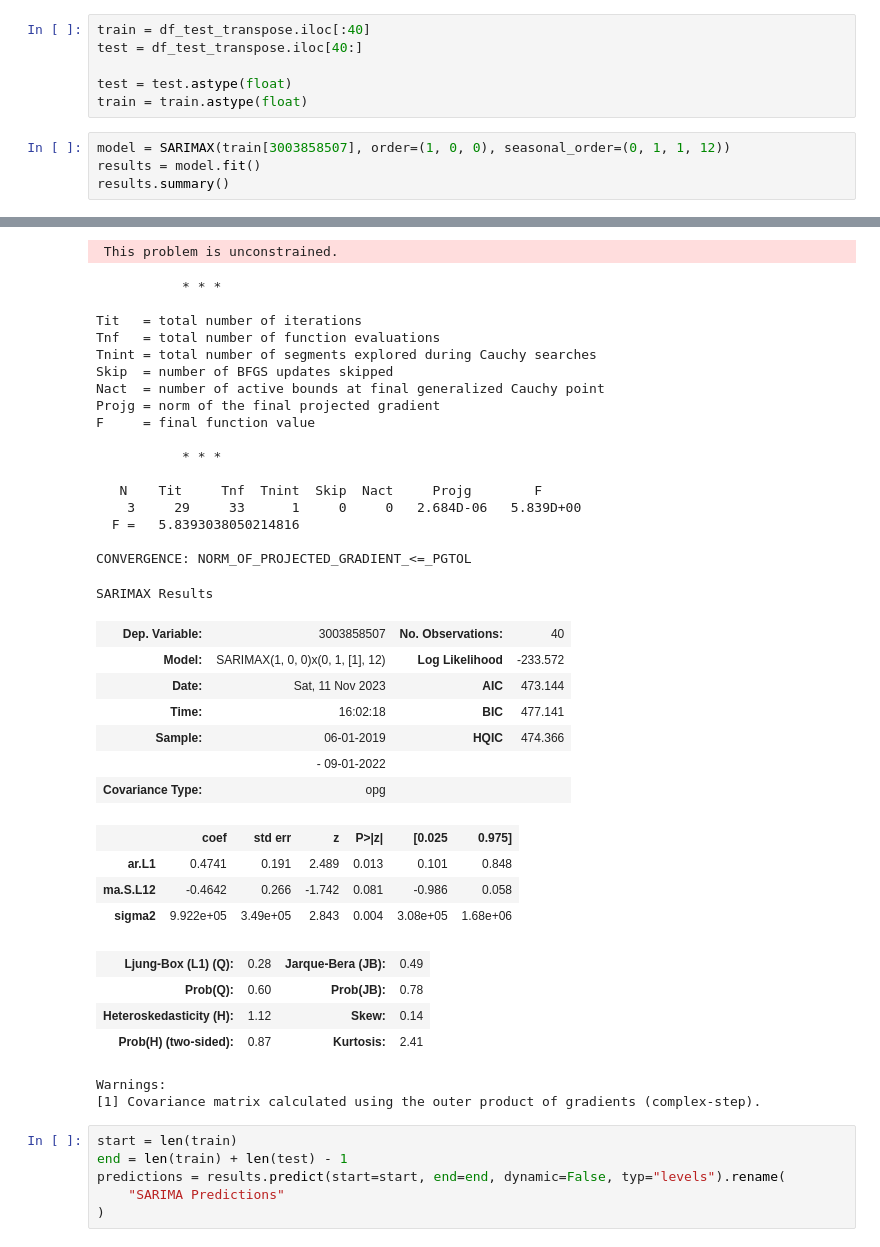
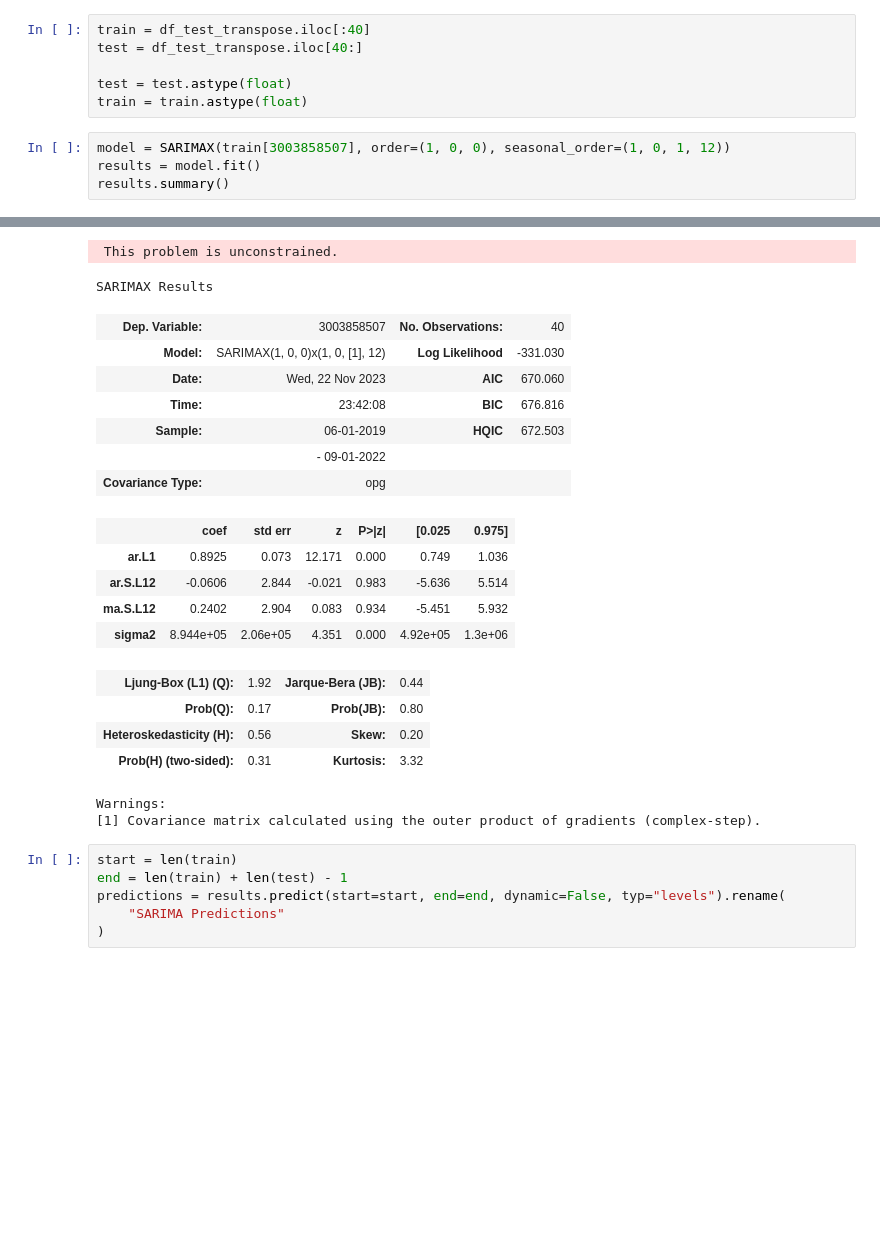
Before and after one commit to enriqTS/IC-Gasto-Fotovoltaico, a Jupyter notebook: simple-prev.ipynb, the cells around one changed output, grey strips where cells are left out. Saved outputs shown, nothing was run; the diff lists cells and outputs as text; blank space fills up the shorter version.

```diff
--- a/simple-prev.ipynb
+++ b/simple-prev.ipynb
@@ -417,7 +417,7 @@ test = df_test_transpose.iloc[40:]
 test = test.astype(float)
 train = train.astype(float)
 # %%
-model = SARIMAX(train[3003858507], order=(1, 0, 0), seasonal_order=(0, 1, 1, 12))
+model = SARIMAX(train[3003858507], order=(1, 0, 0), seasonal_order=(1, 0, 1, 12))
 results = model.fit()
 results.summary()
 # %% [output]
@@ -444,39 +441,23 @@ At iterate   25    f=  5.83935D+00    |proj g|=  3.71045D-03
  This problem is unconstrained.
-           * * *
-
-Tit   = total number of iterations
-Tnf   = total number of function evaluations
-Tnint = total number of segments explored during Cauchy searches
-Skip  = number of BFGS updates skipped
-Nact  = number of active bounds at final generalized Cauchy point
-Projg = norm of the final projected gradient
-F     = final function value
-
-           * * *
-
-   N    Tit     Tnf  Tnint  Skip  Nact     Projg        F
-    3     29     33      1     0     0   2.684D-06   5.839D+00
-  F =   5.8393038050214816
-
-CONVERGENCE: NORM_OF_PROJECTED_GRADIENT_<=_PGTOL
+SARIMAX Results
-SARIMAX Results
 | Dep. Variable: | 3003858507 | No. Observations: | 40 |
-| Model: | SARIMAX(1, 0, 0)x(0, 1, [1], 12) | Log Likelihood | -233.572 |
-| Date: | Sat, 11 Nov 2023 | AIC | 473.144 |
-| Time: | 16:02:18 | BIC | 477.141 |
-| Sample: | 06-01-2019 | HQIC | 474.366 |
+| Model: | SARIMAX(1, 0, 0)x(1, 0, [1], 12) | Log Likelihood | -331.030 |
+| Date: | Wed, 22 Nov 2023 | AIC | 670.060 |
+| Time: | 23:42:08 | BIC | 676.816 |
+| Sample: | 06-01-2019 | HQIC | 672.503 |
 |  | - 09-01-2022 |  |  |
 | Covariance Type: | opg |  |  |
 |  | coef | std err | z | P>|z| | [0.025 | 0.975] |
-| ar.L1 | 0.4741 | 0.191 | 2.489 | 0.013 | 0.101 | 0.848 |
-| ma.S.L12 | -0.4642 | 0.266 | -1.742 | 0.081 | -0.986 | 0.058 |
-| sigma2 | 9.922e+05 | 3.49e+05 | 2.843 | 0.004 | 3.08e+05 | 1.68e+06 |
+| ar.L1 | 0.8925 | 0.073 | 12.171 | 0.000 | 0.749 | 1.036 |
+| ar.S.L12 | -0.0606 | 2.844 | -0.021 | 0.983 | -5.636 | 5.514 |
+| ma.S.L12 | 0.2402 | 2.904 | 0.083 | 0.934 | -5.451 | 5.932 |
+| sigma2 | 8.944e+05 | 2.06e+05 | 4.351 | 0.000 | 4.92e+05 | 1.3e+06 |
-| Ljung-Box (L1) (Q): | 0.28 | Jarque-Bera (JB): | 0.49 |
-| Prob(Q): | 0.60 | Prob(JB): | 0.78 |
-| Heteroskedasticity (H): | 1.12 | Skew: | 0.14 |
-| Prob(H) (two-sided): | 0.87 | Kurtosis: | 2.41 |
+| Ljung-Box (L1) (Q): | 1.92 | Jarque-Bera (JB): | 0.44 |
+| Prob(Q): | 0.17 | Prob(JB): | 0.80 |
+| Heteroskedasticity (H): | 0.56 | Skew: | 0.20 |
+| Prob(H) (two-sided): | 0.31 | Kurtosis: | 3.32 |
-Warnings:
-[1] Covariance matrix calculated using the outer product of gradients (complex-step).
+Warnings:
+[1] Covariance matrix calculated using the outer product of gradients (complex-step).
 # %%
 start = len(train)
 end = len(train) + len(test) - 1
```
Also changed, not shown: parts of 22 cells of this notebook.
